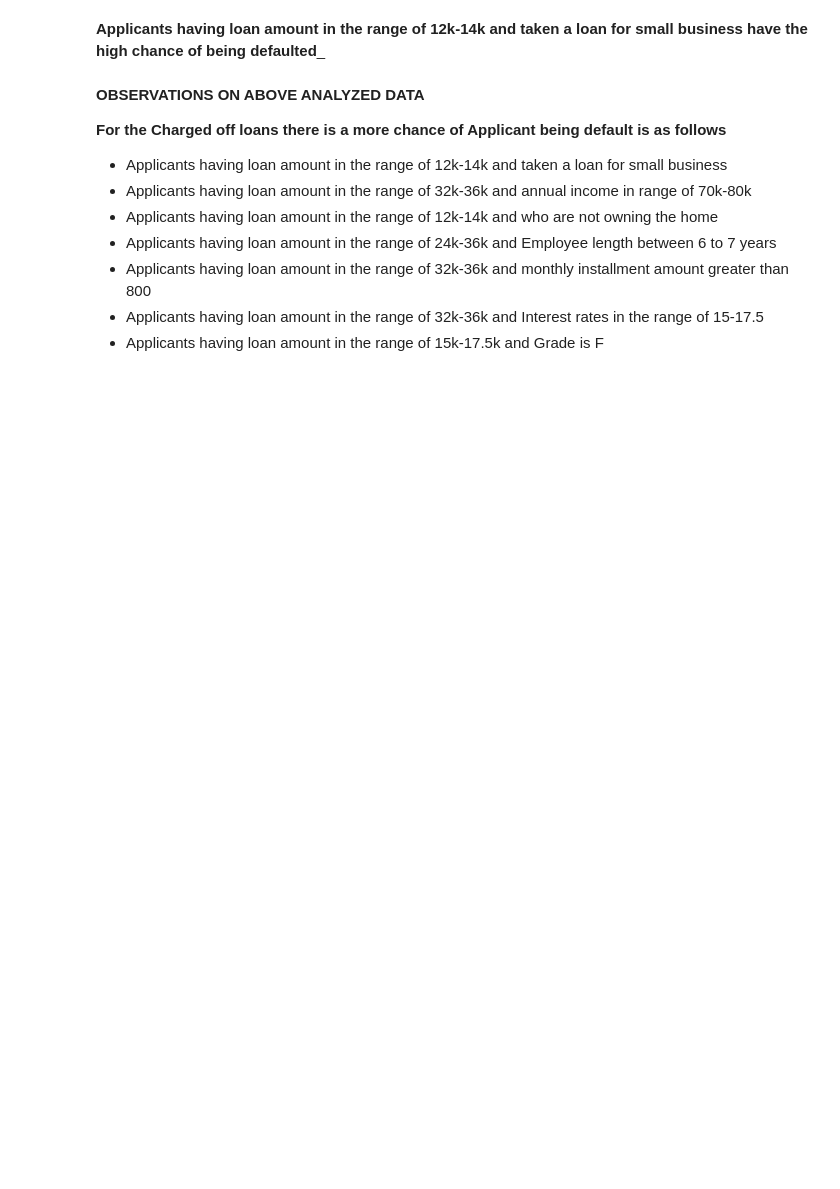
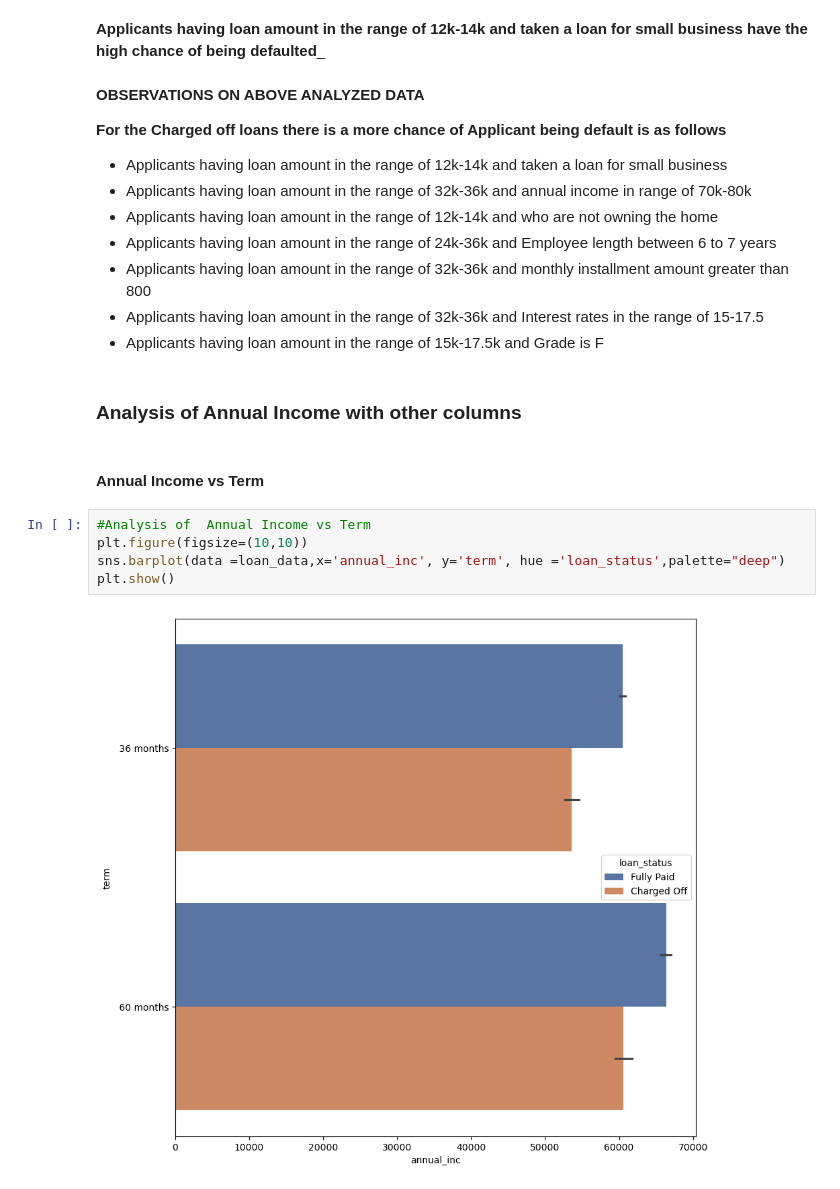
Before and after one commit to Gokul2448/LendingClubCaseStudy, a Jupyter notebook: Lending_club_case_study_Gokul_Saurabh_V1.ipynb, the cells around one changed output. Drawn from its saved outputs; the diff is of its cells as text; blank space fills up the shorter version.

Commit message:
Added Bivariate analysis for Annual Income

```diff
--- a/Lending_club_case_study_Gokul_Saurabh_V1.ipynb
+++ b/Lending_club_case_study_Gokul_Saurabh_V1.ipynb
@@ -1071,3 +1071,14 @@ __For the Charged off loans there is a more chance of Applicant being default is
 - Applicants having loan amount in the range of 32k-36k and monthly installment amount greater than 800
 - Applicants having loan amount in the range of 32k-36k and Interest rates in the range of 15-17.5
 - Applicants having loan amount in the range of 15k-17.5k and Grade is F
+# %% [markdown]
+### Analysis of Annual Income with other columns
+# %% [markdown]
+#### Annual Income vs Term
+# %%
+#Analysis of  Annual Income vs Term
+plt.figure(figsize=(10,10))
+sns.barplot(data =loan_data,x='annual_inc', y='term', hue ='loan_status',palette="deep")
+plt.show()
+# %% [output]
+[figure, added]
```
Also changed, not shown: parts of 22 cells of this notebook.
